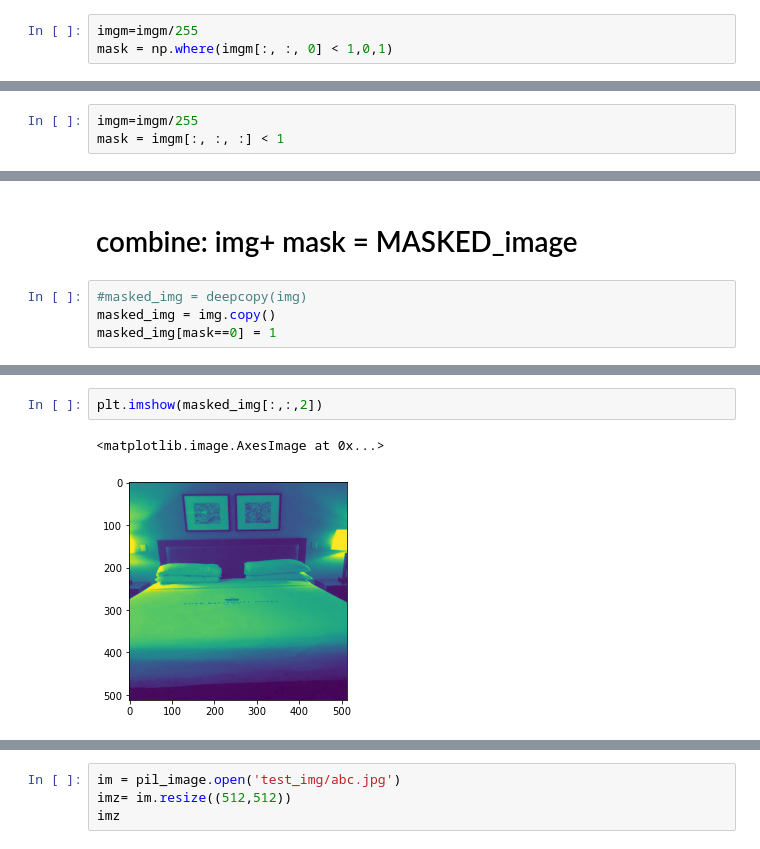
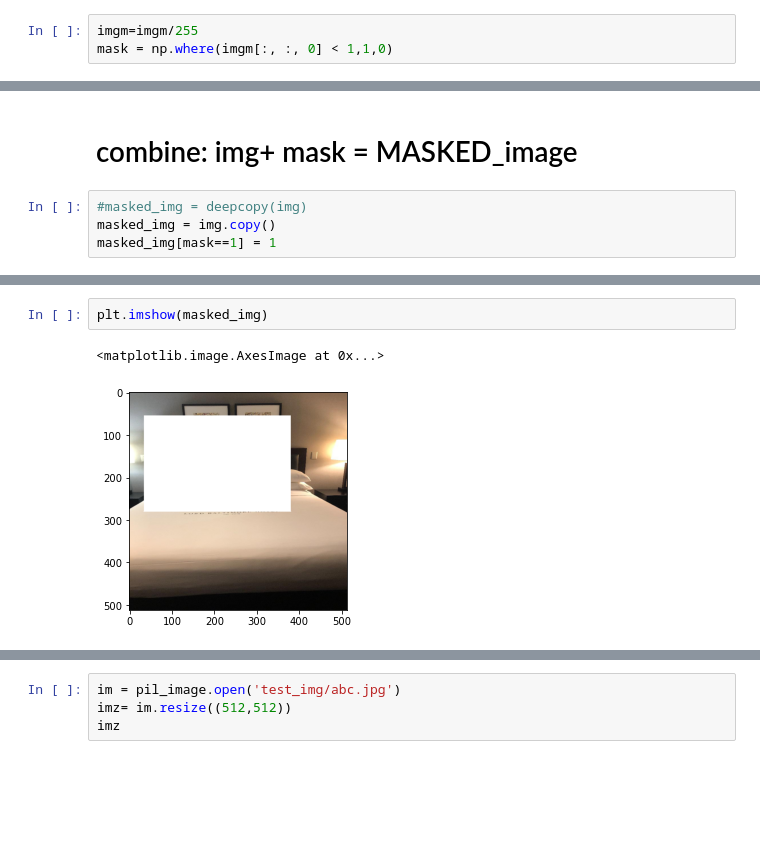
Before and after one commit to RahulS247/Hotel_Recognition-kaggle_challenge, a Jupyter notebook: maskGAN.ipynb, the cells around one changed output, grey strips where cells are left out. Saved outputs shown, nothing was run; the diff lists cells and outputs as text; blank space fills up the shorter version.

```diff
--- a/maskGAN.ipynb
+++ b/maskGAN.ipynb
@@ -65,3 +70,3 @@ imgm.shape
 # %%
 imgm=imgm/255
-mask = np.where(imgm[:, :, 0] < 1,0,1)
+mask = np.where(imgm[:, :, 0] < 1,1,0)
@@ -111,6 +128,3 @@ plt.imshow(output_img)
 # %% [output]
 <matplotlib.image.AxesImage at 0x...>
 [figure]
-# %%
-imgm=imgm/255
-mask = imgm[:, :, :] < 1
@@ -140,5 +137,5 @@ np.unique(mask,return_counts=True)
 # %%
 #masked_img = deepcopy(img)
 masked_img = img.copy()
-masked_img[mask==0] = 1
+masked_img[mask==1] = 1
 # %%
@@ -164,5 +143,5 @@ np.unique(masked_img,return_counts=True)
 # %%
-plt.imshow(masked_img[:,:,2])
+plt.imshow(masked_img)
 # %% [output]
 <matplotlib.image.AxesImage at 0x...>
-[figure, old version]
+[figure, new version]
```
Also changed, not shown: parts of 54 cells of this notebook.
